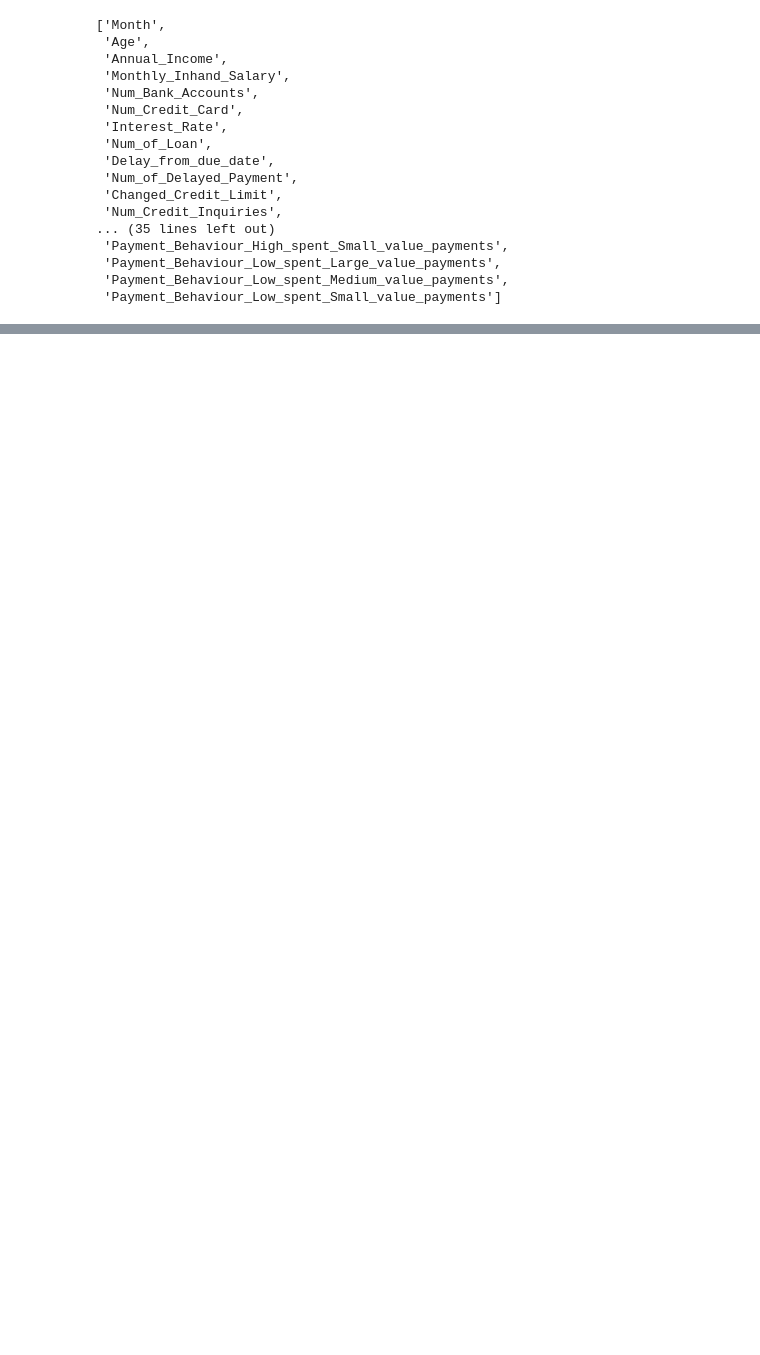
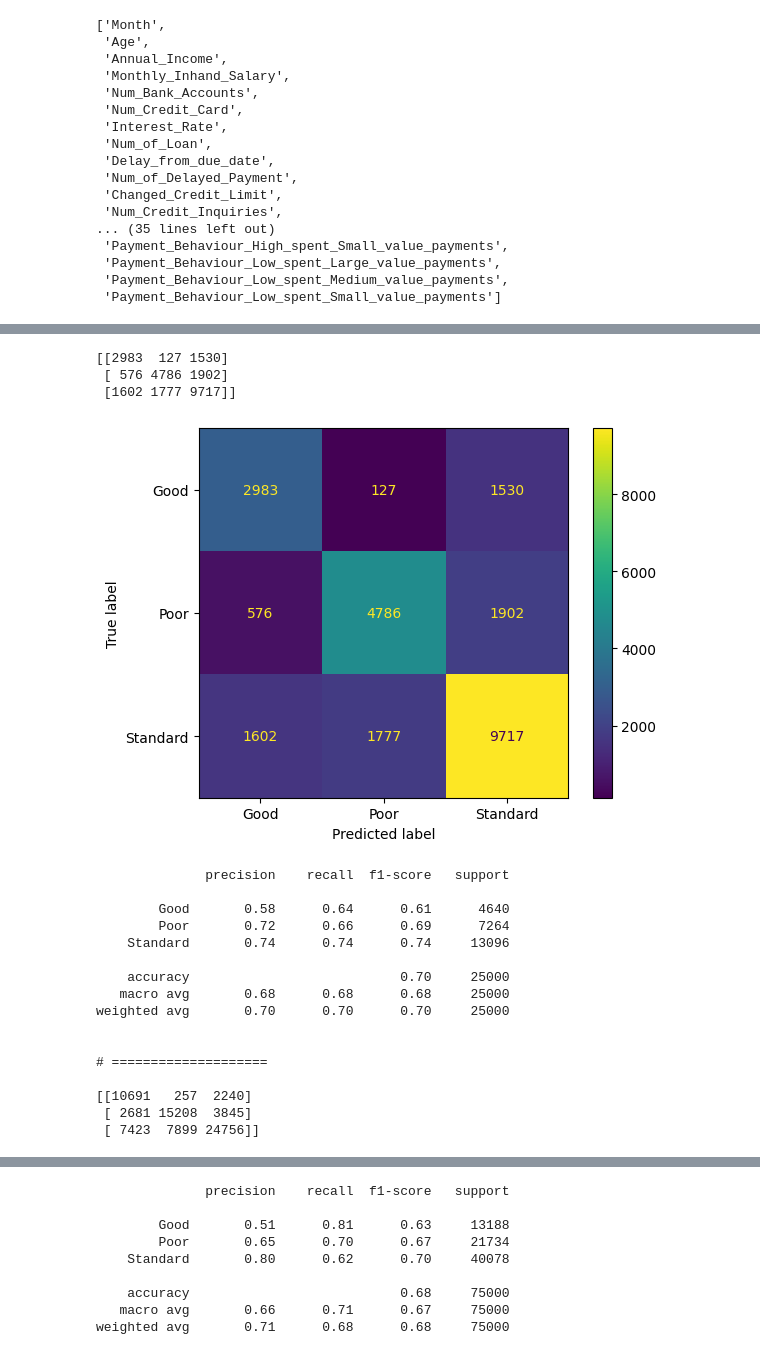
Before and after one commit to jpdefo/Credit-Score-Analysis, a Jupyter notebook: credit_score.ipynb, the cells around one changed output, grey strips where cells are left out. Cells and saved outputs as stored; diff of their text form; code cells hidden in the pictures; blank space fills up the shorter version.

```diff
--- a/credit_score.ipynb
+++ b/credit_score.ipynb
@@ -2276,0 +2293,31 @@ new_X_train
+# %%
+lista_etapas = [("std_scaler", StandardScaler()),
+                ("rf", RandomForestClassifier(n_estimators=100, \
+                                                   max_depth=5, \
+                                                   random_state=42, \
+                                                   n_jobs=-1))]
+
+pipe_rf = Pipeline(lista_etapas).fit(X_train, y_train)
+# %%
+print_resultados(X_train, y_train, X_test, y_test, y_pred_test, pipe_rf)
+# %% [output]
+[[2983  127 1530]
+ [ 576 4786 1902]
+ [1602 1777 9717]]
+[figure, added]
+              precision    recall  f1-score   support
+
+        Good       0.58      0.64      0.61      4640
+        Poor       0.72      0.66      0.69      7264
+    Standard       0.74      0.74      0.74     13096
+
+    accuracy                           0.70     25000
+   macro avg       0.68      0.68      0.68     25000
+weighted avg       0.70      0.70      0.70     25000
+
+
+# ====================
+
+[[10691   257  2240]
+ [ 2681 15208  3845]
+ [ 7423  7899 24756]]
@@ -2277 +2325,10 @@ new_X_train
+              precision    recall  f1-score   support
+
+        Good       0.51      0.81      0.63     13188
+        Poor       0.65      0.70      0.67     21734
+    Standard       0.80      0.62      0.70     40078
+
+    accuracy                           0.68     75000
+   macro avg       0.66      0.71      0.67     75000
+weighted avg       0.71      0.68      0.68     75000
 # %%
```
Also changed, not shown: parts of 17 cells of this notebook.
